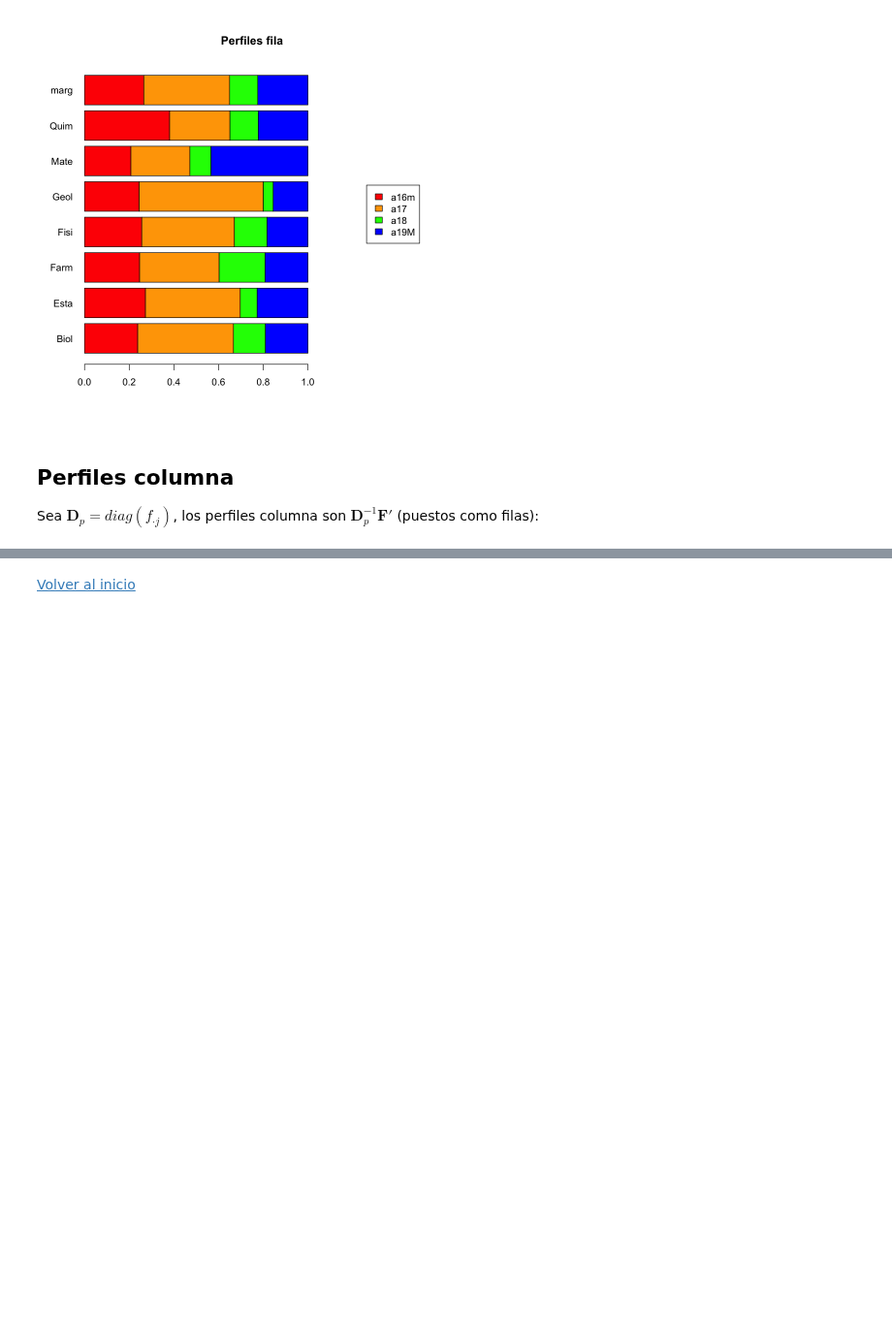
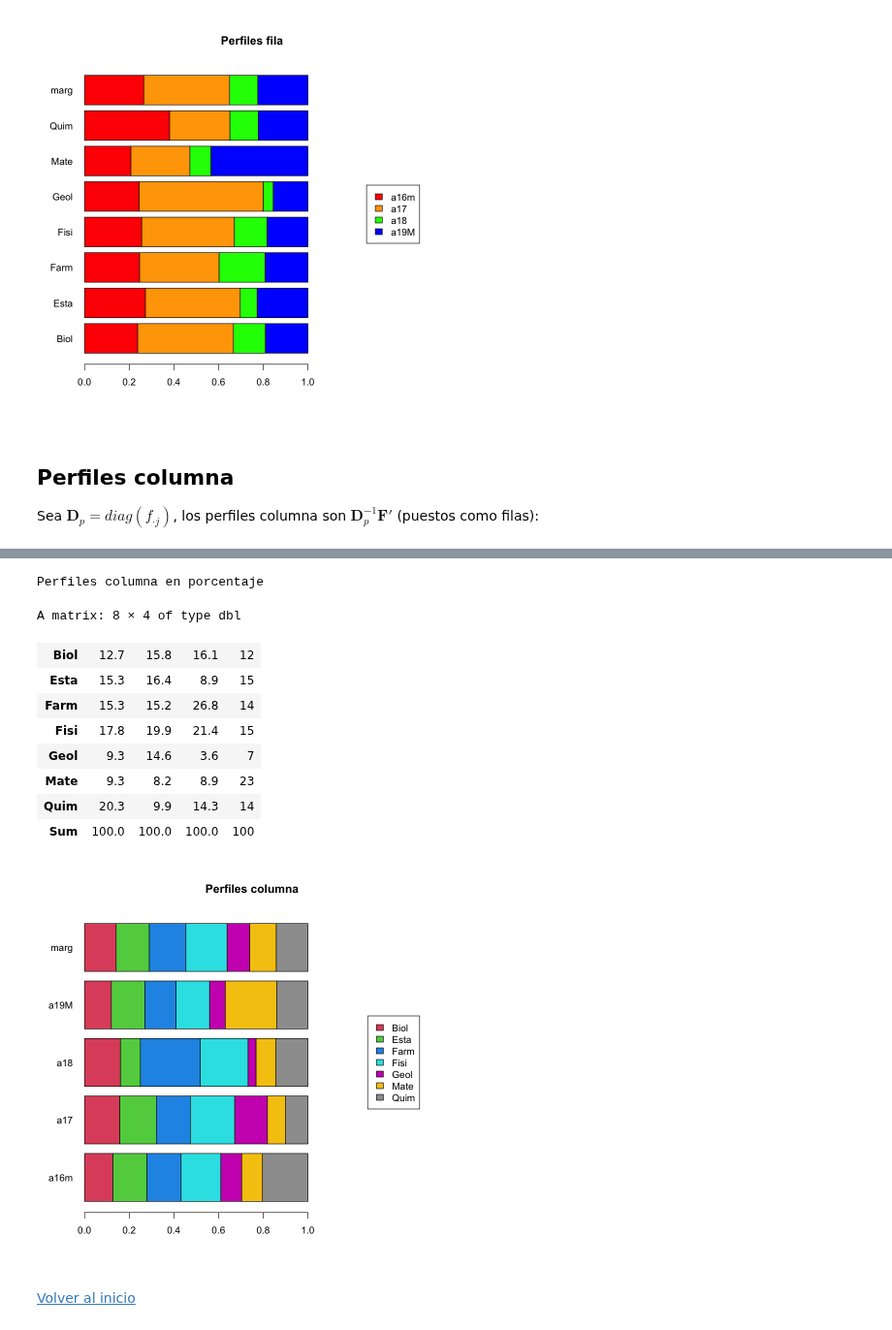
Before and after one commit to AprendizajeProfundo/diplomado-ciencia-de-datos, a Jupyter notebook: Metodos-exploratorios-mutlivariados/Cuadernos/ACScienciaDatos.ipynb, the cells around one changed output, grey strips where cells are left out. Shown at 97% size. Drawn from its saved outputs; the diff is of its cells as text; code cells hidden in the pictures; blank space fills up the shorter version.

```diff
--- a/Metodos-exploratorios-mutlivariados/Cuadernos/ACScienciaDatos.ipynb
+++ b/Metodos-exploratorios-mutlivariados/Cuadernos/ACScienciaDatos.ipynb
@@ -196,3 +207,20 @@ A matrix: 5 × 8 of type dbl
+# %%
+perColum <- F%*%solve(Dp)
+cat("\nPerfiles columna en porcentaje")
+round(addmargins(perColum,1)*100,1)
+plotct(t(K),"row" ,main="Perfiles columna")
+# %% [output]
+Perfiles columna en porcentaje
+A matrix: 8 × 4 of type dbl
+| Biol | 12.7 | 15.8 | 16.1 | 12 |
+| Esta | 15.3 | 16.4 | 8.9 | 15 |
+| Farm | 15.3 | 15.2 | 26.8 | 14 |
+| Fisi | 17.8 | 19.9 | 21.4 | 15 |
+| Geol | 9.3 | 14.6 | 3.6 | 7 |
+| Mate | 9.3 | 8.2 | 8.9 | 23 |
+| Quim | 20.3 | 9.9 | 14.3 | 14 |
+| Sum | 100.0 | 100.0 | 100.0 | 100 |
+[figure, added]
 # %% [markdown]
 [Volver al inicio](#Contenido)
 # %% [markdown]
```
Also changed, not shown: parts of 34 cells of this notebook.
